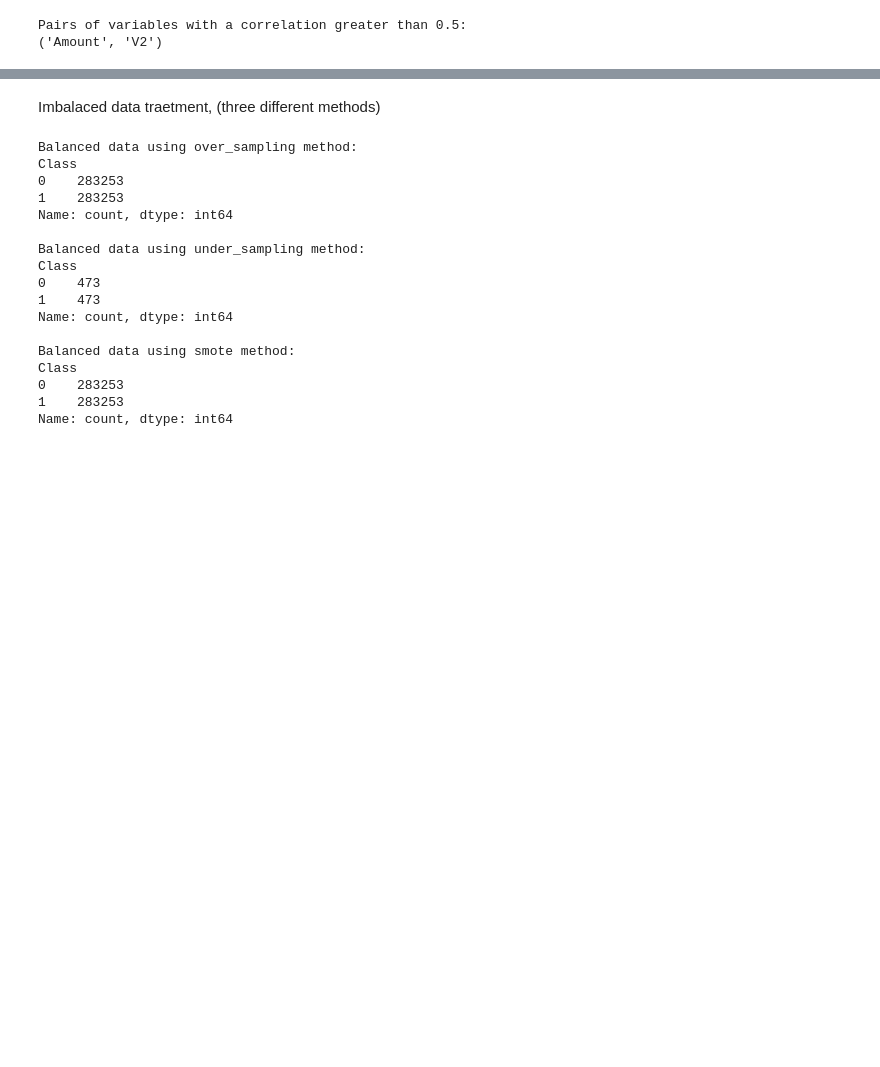
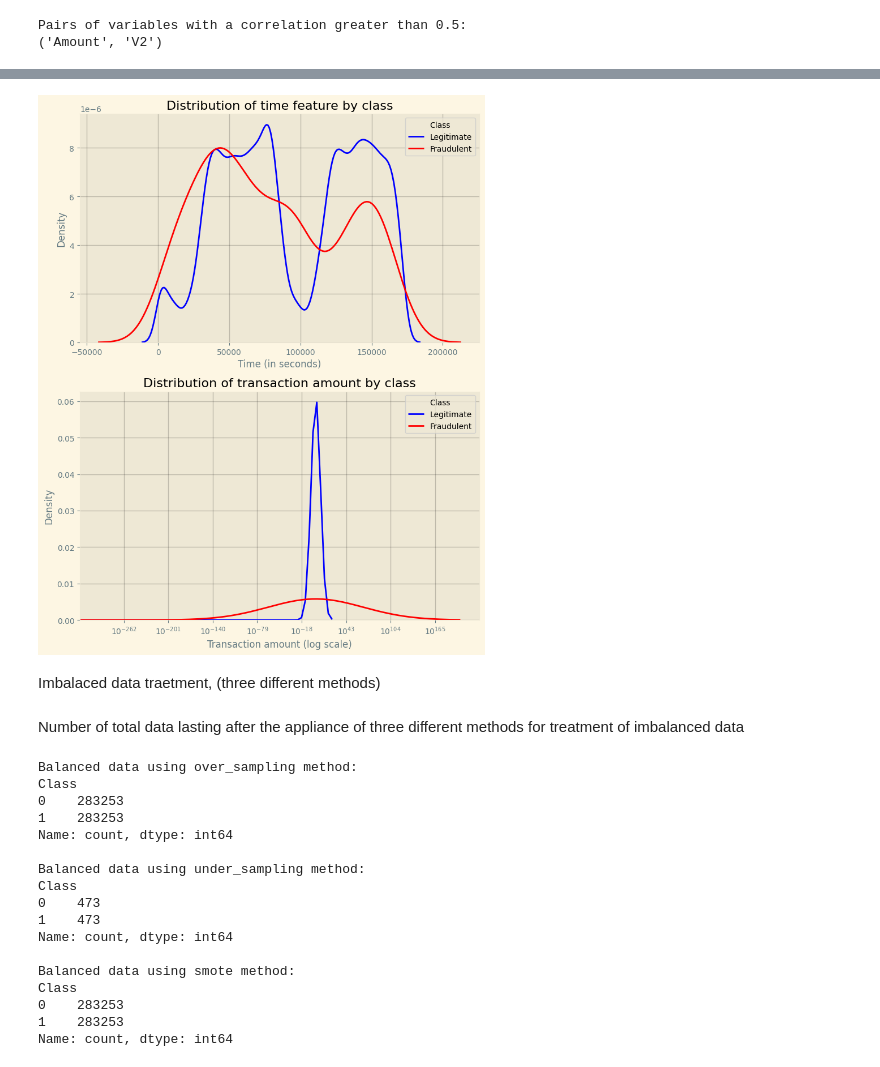
Before and after one commit to estivengrx/CognoRise_Infotech, a Jupyter notebook: notebooks/task1_transactions-fraud-detection/Credit card detection.ipynb, the cells around one changed output, grey strips where cells are left out. Cells and saved outputs as stored; diff of their text form; code cells hidden in the pictures; blank space fills up the shorter version.

```diff
--- a/notebooks/task1_transactions-fraud-detection/Credit card detection.ipynb
+++ b/notebooks/task1_transactions-fraud-detection/Credit card detection.ipynb
@@ -246,3 +191,31 @@ plt.show()
+# %%
+fig, axs = plt.subplots(2, 1, figsize=(8, 10))
+
+# Density plot for the 'Time' feature by class
+sns.kdeplot(df[df['Class'] == 0]['Time'], color='blue', label='Legitimate', ax=axs[0])
+sns.kdeplot(df[df['Class'] == 1]['Time'], color='red', label='Fraudulent', ax=axs[0])
+
+axs[0].set_xlabel('Time (in seconds)')
+axs[0].set_ylabel('Density')
+axs[0].set_title('Distribution of time feature by class')
+axs[0].legend(title='Class')
+axs[0].grid(True, alpha=0.2, color='black')
+
+# Density plot for the 'Amount' feature by class
+axs[1].set_xscale('log') # Using a log scale for the x-axis
+sns.kdeplot(df[df['Class'] == 0]['Amount'], color='blue', label='Legitimate', ax=axs[1])
+sns.kdeplot(df[df['Class'] == 1]['Amount'], color='red', label='Fraudulent', ax=axs[1])
+
+axs[1].set_title('Distribution of transaction amount by class')
+axs[1].set_xlabel('Transaction amount (log scale)')
+axs[1].set_ylabel('Density')
+axs[1].legend(title='Class')
+axs[1].grid(True, alpha=0.2, color='black')
+
+plt.tight_layout()
+plt.show()
+# %% [output]
+[figure, added]
 # %% [markdown]
 Imbalaced data traetment, (three different methods)
 # %%
@@ -287,6 +260,8 @@ def handle_imbalanced_data(dataset: pd.DataFrame, method: str='over_sampling', t
 
     else:
         raise ValueError("Invalid method. It should be 'over_sampling', 'under_sampling', 'smote' ... ")
+# %% [markdown]
+Number of total data lasting after the appliance of three different methods for treatment of imbalanced data
 # %%
 for method in ['over_sampling', 'under_sampling', 'smote']:
     balanced_data = handle_imbalanced_data(df, method=method, target_col='Class')
```
Also changed, not shown: parts of 42 cells of this notebook, 2 other files.
